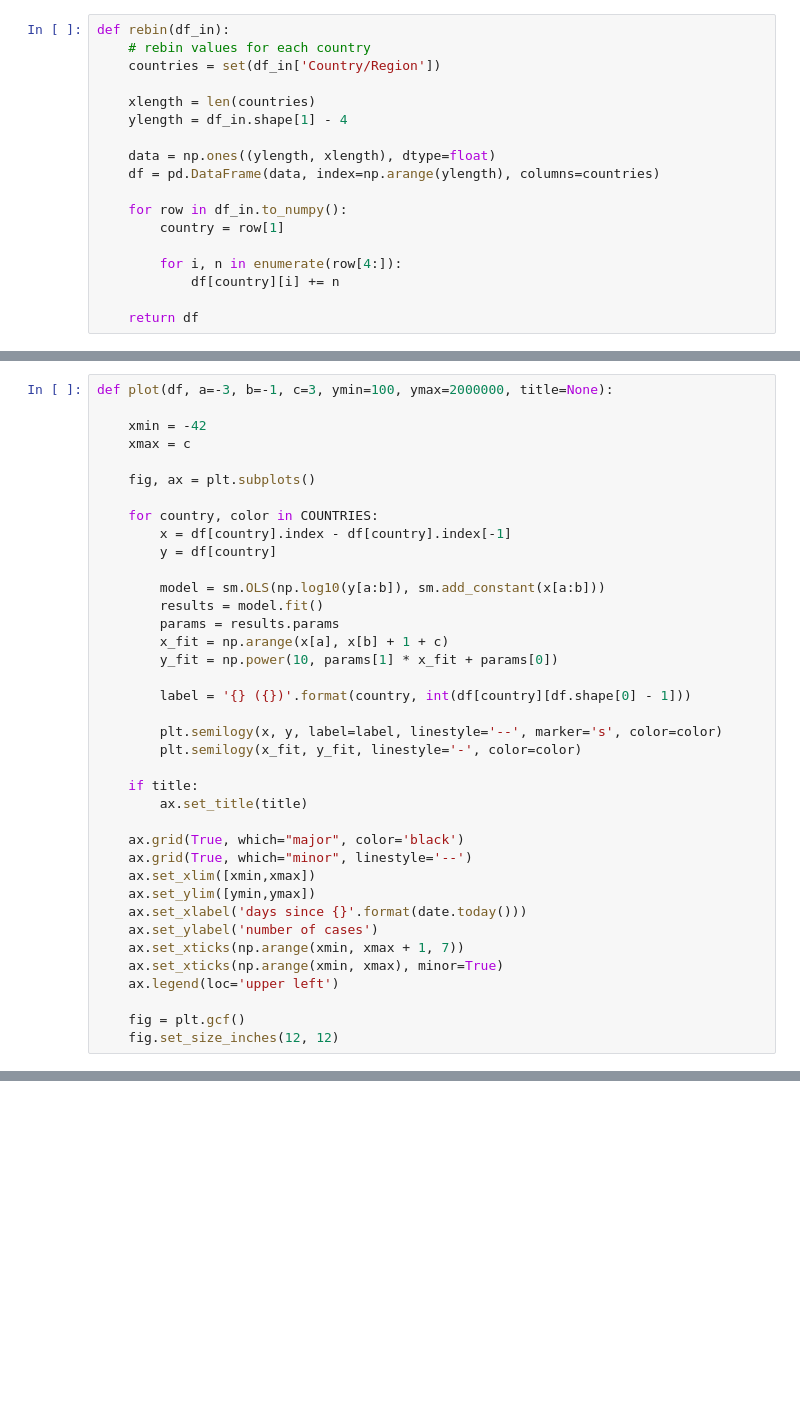
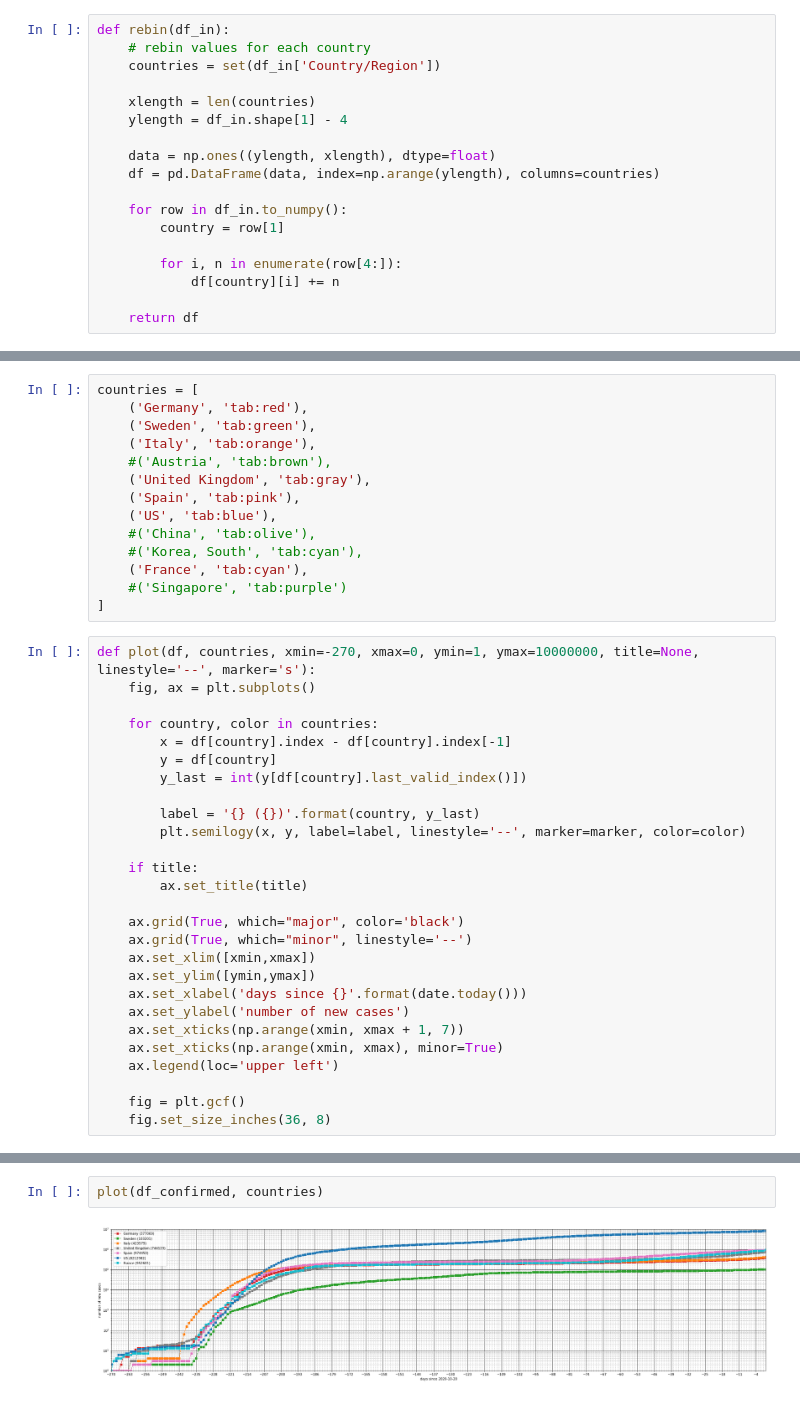
Before and after one commit to jochenklar/corona, a Jupyter notebook: corona.ipynb, the cells around one changed output, grey strips where cells are left out. Drawn from its saved outputs; the diff is of its cells as text; blank space fills up the shorter version.

```diff
--- a/corona.ipynb
+++ b/corona.ipynb
@@ -41,25 +47,28 @@ def rebin(df_in):
+# %%
+countries = [
+    ('Germany', 'tab:red'),
+    ('Sweden', 'tab:green'),
+    ('Italy', 'tab:orange'),
+    #('Austria', 'tab:brown'),
+    ('United Kingdom', 'tab:gray'),
+    ('Spain', 'tab:pink'),
+    ('US', 'tab:blue'),
+    #('China', 'tab:olive'),
+    #('Korea, South', 'tab:cyan'),
+    ('France', 'tab:cyan'),
+    #('Singapore', 'tab:purple')
+]
 # %%
-def plot(df, a=-3, b=-1, c=3, ymin=100, ymax=2000000, title=None):
-
-    xmin = -42
-    xmax = c
-
+def plot(df, countries, xmin=-270, xmax=0, ymin=1, ymax=10000000, title=None, linestyle='--', marker='s'):
     fig, ax = plt.subplots()
 
-    for country, color in COUNTRIES:
+    for country, color in countries:
         x = df[country].index - df[country].index[-1]
         y = df[country]
+        y_last = int(y[df[country].last_valid_index()])
 
-        model = sm.OLS(np.log10(y[a:b]), sm.add_constant(x[a:b]))
-        results = model.fit()
-        params = results.params
-        x_fit = np.arange(x[a], x[b] + 1 + c)
-        y_fit = np.power(10, params[1] * x_fit + params[0])
-
-        label = '{} ({})'.format(country, int(df[country][df.shape[0] - 1]))
-
-        plt.semilogy(x, y, label=label, linestyle='--', marker='s', color=color)
-        plt.semilogy(x_fit, y_fit, linestyle='-', color=color)
+        label = '{} ({})'.format(country, y_last)
+        plt.semilogy(x, y, label=label, linestyle='--', marker=marker, color=color)
 
     if title:
         ax.set_title(title)
@@ -69,10 +78,10 @@ def plot(df, a=-3, b=-1, c=3, ymin=100, ymax=2000000, title=None):
     ax.set_xlim([xmin,xmax])
     ax.set_ylim([ymin,ymax])
     ax.set_xlabel('days since {}'.format(date.today()))
-    ax.set_ylabel('number of cases')
+    ax.set_ylabel('number of new cases')
     ax.set_xticks(np.arange(xmin, xmax + 1, 7))
     ax.set_xticks(np.arange(xmin, xmax), minor=True)
     ax.legend(loc='upper left')
 
     fig = plt.gcf()
-    fig.set_size_inches(12, 12)
+    fig.set_size_inches(36, 8)
@@ -198,0 +88,4 @@ plot_new_mean(df, ymin=10, ymax=10000, window=7, title='Recovered (7-day mean)')
+# %%
+plot(df_confirmed, countries)
+# %% [output]
+[figure, added]
```
Also changed, not shown: parts of 19 cells of this notebook, 1 other file.
